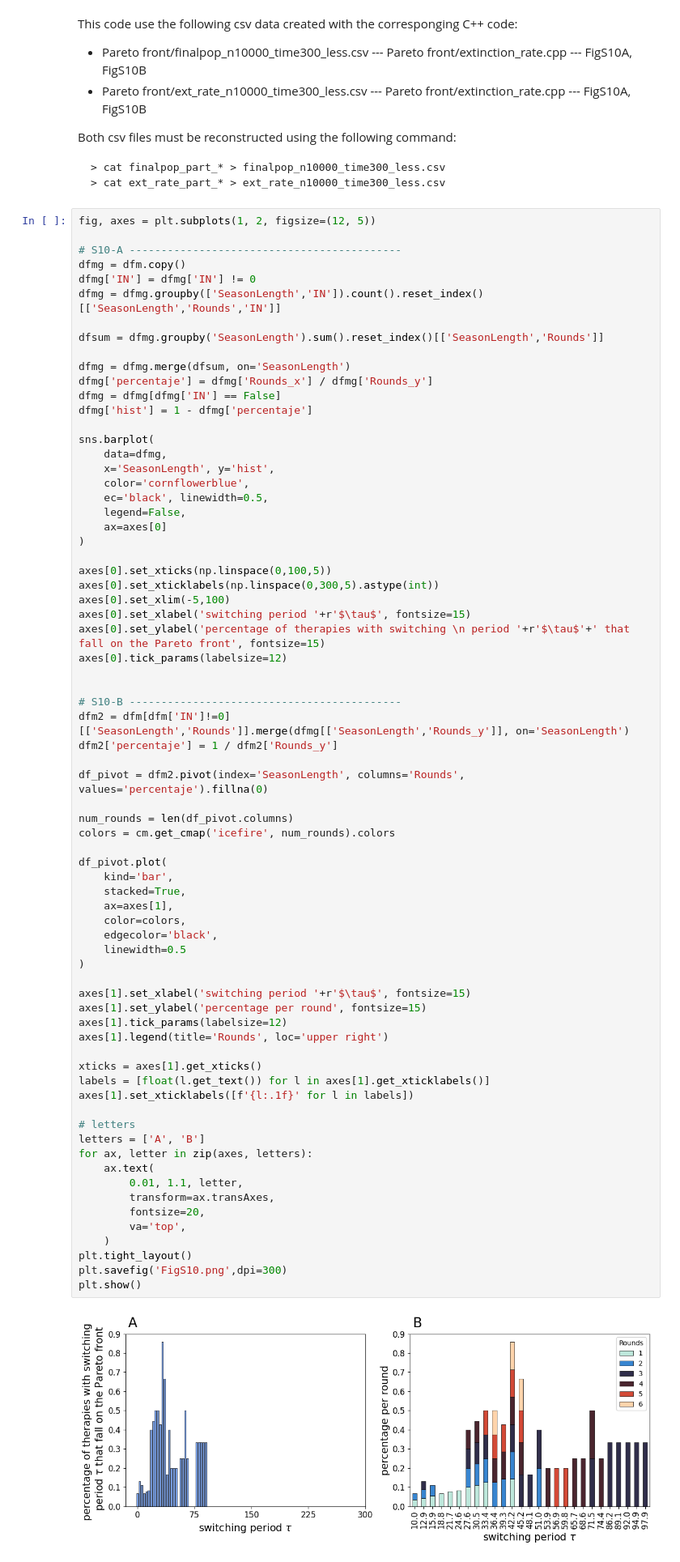
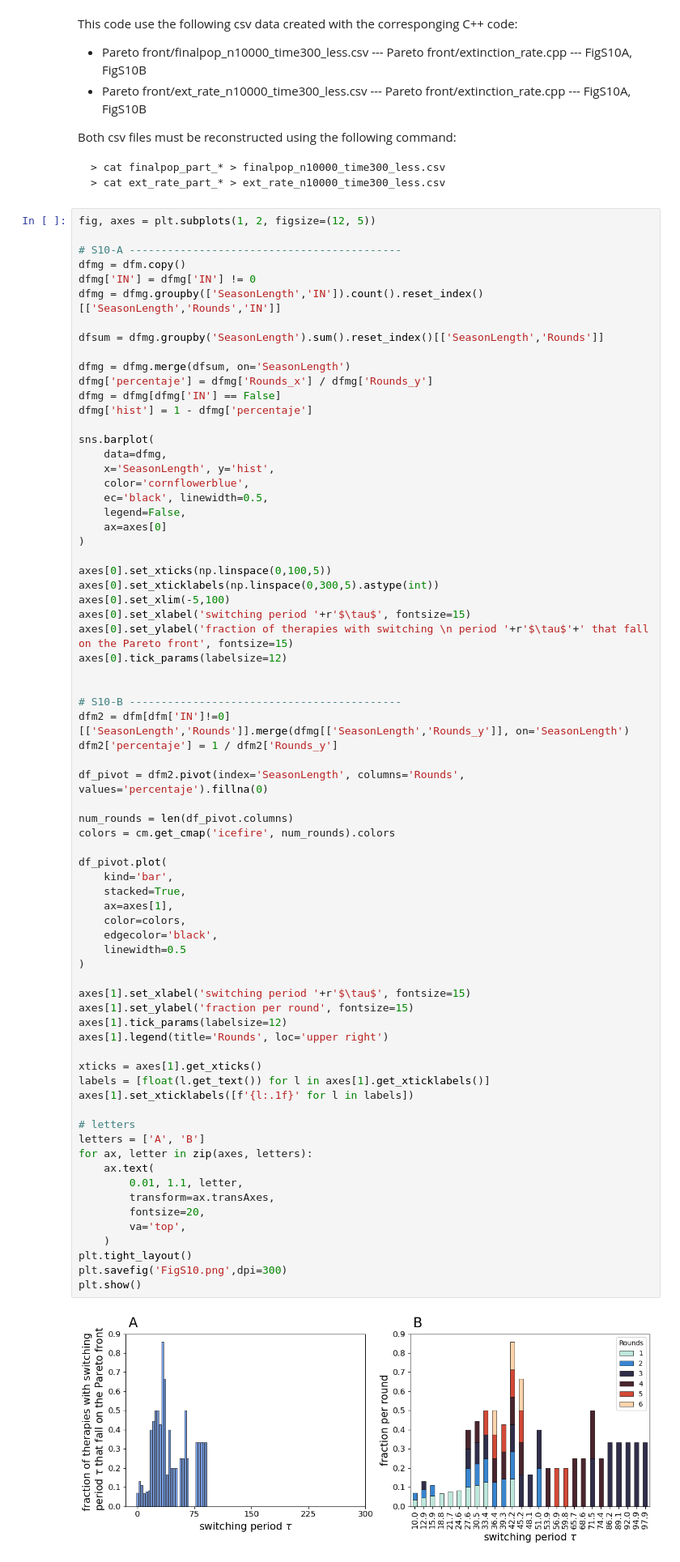
Before and after one commit to jmolina07developer/Optimization-of-sequential-therapies-, a Jupyter notebook: Fig 5 and Fig S10.ipynb, the cells around one changed output. Shown: that part at 81% size. Cells and saved outputs as stored; diff of their text form.

```diff
--- a/Fig 5 and Fig S10.ipynb
+++ b/Fig 5 and Fig S10.ipynb
@@ -247,7 +247,7 @@ axes[0].set_xticks(np.linspace(0,100,5))
 axes[0].set_xticklabels(np.linspace(0,300,5).astype(int))
 axes[0].set_xlim(-5,100)
 axes[0].set_xlabel('switching period '+r'$\tau$', fontsize=15)
-axes[0].set_ylabel('percentage of therapies with switching \n period '+r'$\tau$'+' that fall on the Pareto front', fontsize=15)
+axes[0].set_ylabel('fraction of therapies with switching \n period '+r'$\tau$'+' that fall on the Pareto front', fontsize=15)
 axes[0].tick_params(labelsize=12)
 
 
@@ -263,35 +263,35 @@ colors = cm.get_cmap('icefire', num_rounds).colors
 df_pivot.plot(
     kind='bar',
     stacked=True,
     ax=axes[1],
     color=colors,
     edgecolor='black',
     linewidth=0.5
 )
 
 axes[1].set_xlabel('switching period '+r'$\tau$', fontsize=15)
-axes[1].set_ylabel('percentage per round', fontsize=15)
+axes[1].set_ylabel('fraction per round', fontsize=15)
 axes[1].tick_params(labelsize=12)
 axes[1].legend(title='Rounds', loc='upper right')
 
 xticks = axes[1].get_xticks()
 labels = [float(l.get_text()) for l in axes[1].get_xticklabels()]
 axes[1].set_xticklabels([f'{l:.1f}' for l in labels])
 
 # letters
 letters = ['A', 'B']
 for ax, letter in zip(axes, letters):
     ax.text(
         0.01, 1.1, letter,
         transform=ax.transAxes,
         fontsize=20,
         va='top',
     )
 plt.tight_layout()
 plt.savefig('FigS10.png',dpi=300)
 plt.show()
 # %% [output]
-[figure, old version]
+[figure, new version]
 # %% [markdown]
 **Optimal window.** Simulated therapy trajectories were generated with different switching periods ($\tau$) and numbers of treatment rounds ($n$), constrained such that $\tau \cdot n + 50 < 350$.
 (*A*) Percentage of therapies with a given switching period $\tau$ that lie on the Pareto front.
```
